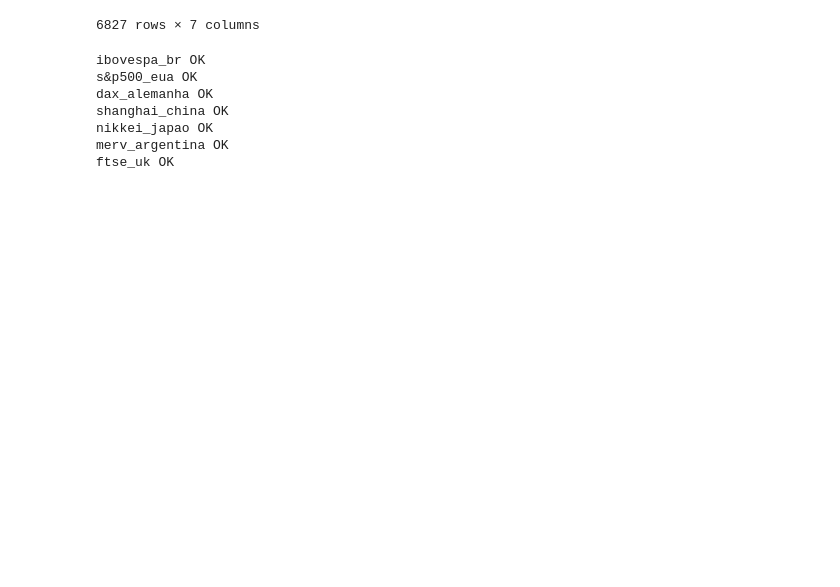
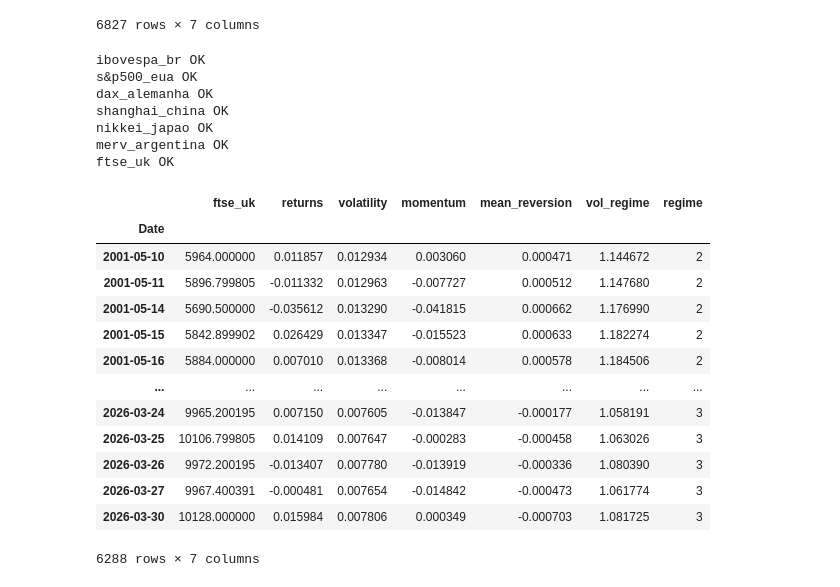
Before and after one commit to will787/quant, a Jupyter notebook: research/hmm.ipynb, the cells around one changed output. Saved outputs shown, nothing was run; the diff lists cells and outputs as text; code cells hidden in the pictures; blank space fills up the shorter version.

```diff
--- a/research/hmm.ipynb
+++ b/research/hmm.ipynb
@@ -47,7 +72,7 @@ def prepare_features(prices, window=90):
 
     return feature.dropna()
 # %%
-df = pd.read_csv('../db/markets.csv', parse_dates=True)
+df = pd.read_csv('markets.csv', parse_dates=True)
 df.set_index('Date', inplace=True)
 df
 # %% [output]
@@ -95,28 +120,44 @@ def identifying_regimes(features_df, n_states=4):
 # %%
 regimes_markets = {}
 
 for market in df.columns:
 
     try:
 
         prices = df[market].dropna()
 
         features = prepare_features(prices)
 
         regimes = identifying_regimes(features)
 
         regimes_markets[market] = regimes
 
         print(f'{market} OK')
 
     except Exception as e:
 
         print(f'Erro em {market}: {e}')
+
+regimes
 # %% [output]
 ibovespa_br OK
 s&p500_eua OK
 dax_alemanha OK
 shanghai_china OK
 nikkei_japao OK
 merv_argentina OK
 ftse_uk OK
+|  | ftse_uk | returns | volatility | momentum | mean_reversion | vol_regime | regime |
+| Date |  |  |  |  |  |  |  |
+| 2001-05-10 | 5964.000000 | 0.011857 | 0.012934 | 0.003060 | 0.000471 | 1.144672 | 2 |
+| 2001-05-11 | 5896.799805 | -0.011332 | 0.012963 | -0.007727 | 0.000512 | 1.147680 | 2 |
+| 2001-05-14 | 5690.500000 | -0.035612 | 0.013290 | -0.041815 | 0.000662 | 1.176990 | 2 |
+| 2001-05-15 | 5842.899902 | 0.026429 | 0.013347 | -0.015523 | 0.000633 | 1.182274 | 2 |
+| 2001-05-16 | 5884.000000 | 0.007010 | 0.013368 | -0.008014 | 0.000578 | 1.184506 | 2 |
+| ... | ... | ... | ... | ... | ... | ... | ... |
+| 2026-03-24 | 9965.200195 | 0.007150 | 0.007605 | -0.013847 | -0.000177 | 1.058191 | 3 |
+| 2026-03-25 | 10106.799805 | 0.014109 | 0.007647 | -0.000283 | -0.000458 | 1.063026 | 3 |
+| 2026-03-26 | 9972.200195 | -0.013407 | 0.007780 | -0.013919 | -0.000336 | 1.080390 | 3 |
+| 2026-03-27 | 9967.400391 | -0.000481 | 0.007654 | -0.014842 | -0.000473 | 1.061774 | 3 |
+| 2026-03-30 | 10128.000000 | 0.015984 | 0.007806 | 0.000349 | -0.000703 | 1.081725 | 3 |
+6288 rows × 7 columns
```
Also changed, not shown: parts of 4 cells of this notebook.
